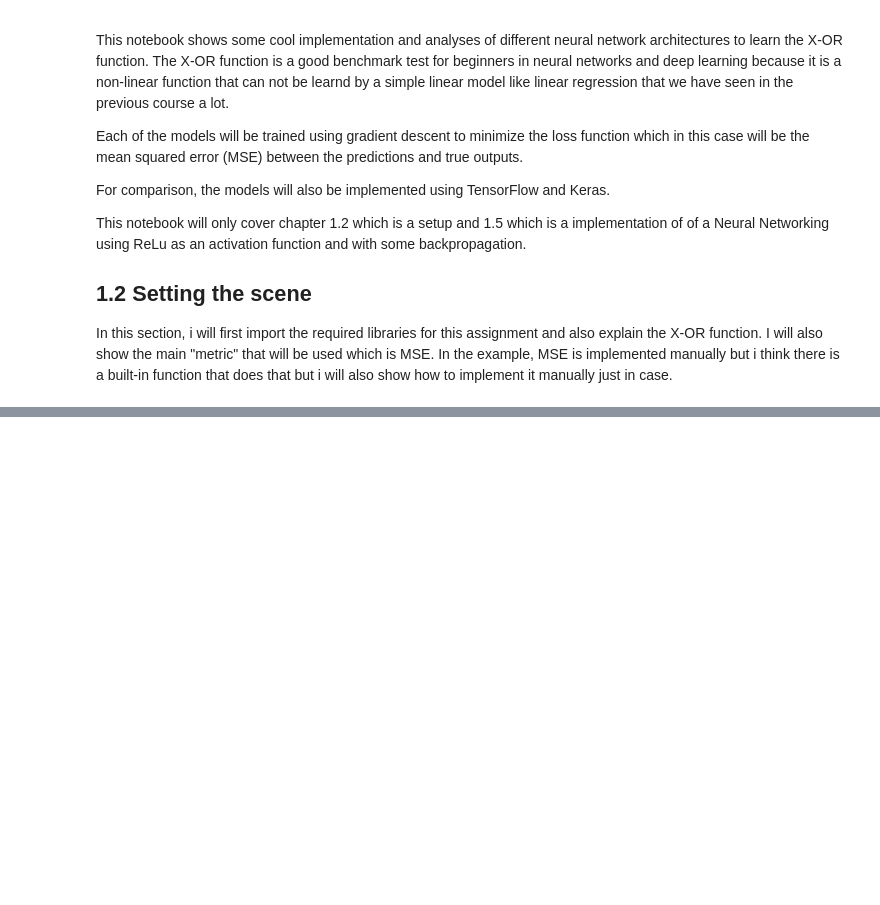
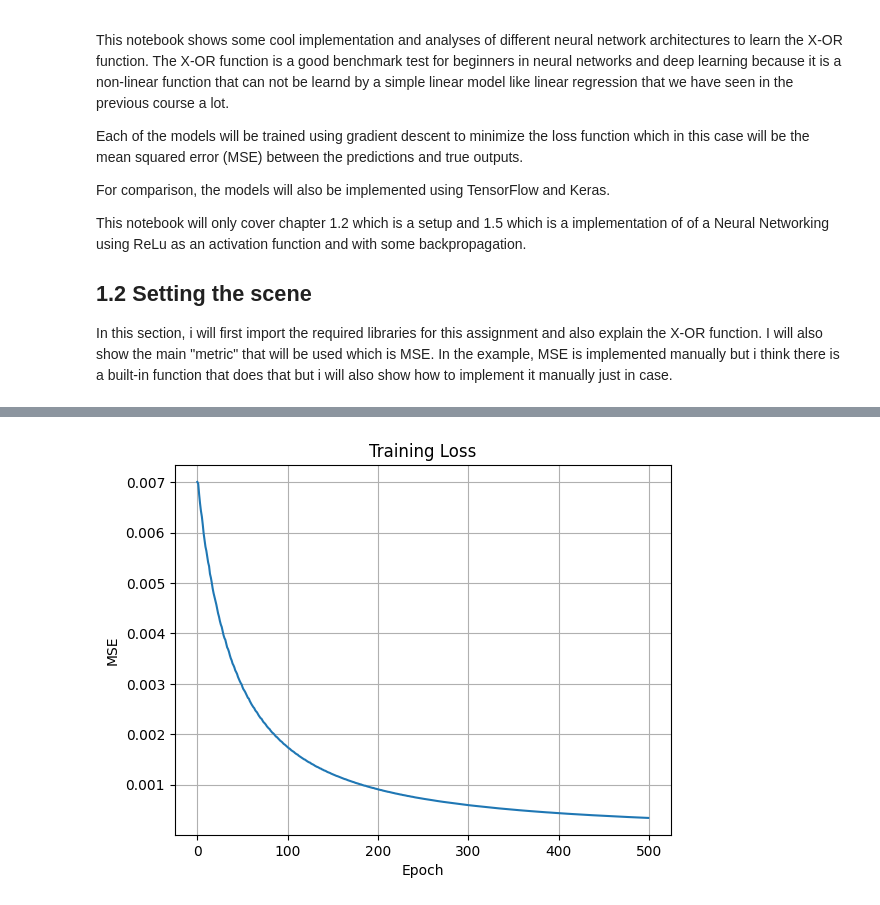
Before and after one commit to Kemalcikota113/deep-machine-learning, a Jupyter notebook: A3/A3.ipynb, the cells around one changed output, grey strips where cells are left out. Cells and saved outputs as stored; diff of their text form; code cells hidden in the pictures; blank space fills up the shorter version.

```diff
--- a/A3/A3.ipynb
+++ b/A3/A3.ipynb
@@ -55,0 +192,99 @@ XOR output:
+# %%
+# ─── 1) XOR DATA ────────────────────────────────────────────────
+X = np.array([[0,0],
+              [0,1],
+              [1,0],
+              [1,1]], dtype=np.float32)
+Y = np.array([[0],
+              [1],
+              [1],
+              [0]], dtype=np.float32)
+
+# ─── 2) YOUR MATLAB WEIGHTS ────────────────────────────────────
+# Hidden layer weights for x1 (w11) and x2 (w12), each length 32:
+w11 = np.array([
+    0.41652033,  0.7749157 ,  0.83778775,  0.64122725,  0.3972386 ,
+   -0.13516521, -0.60432655, -0.20290181, -0.7232665 , -0.35317   ,
+   -0.8889785 , -0.2863993 ,  0.54030126,  0.37175888, -0.82367843,
+   -0.33497408, -0.8567182 ,  0.5161414 , -0.25462216,  0.59564906,
+    0.80922335,  0.00252599,  0.3720131 , -0.1701207 ,  0.34805146,
+   -0.38333094, -0.17244412,  0.7132528 , -0.14648864, -0.17876345,
+   -0.6636416 , -0.39717668
+], dtype=np.float32)
+
+w12 = np.array([
+    0.41662493, -0.7749062 , -0.8376726 , -0.64101034,  0.40976927,
+   -0.09223783,  0.60428804, -0.09886253,  0.7417394 , -0.08979583,
+    1.1194593 ,  0.13293397,  0.5400226 ,  0.37171456,  0.8246372 ,
+   -0.43565178,  0.85677105,  0.51622313, -0.41895077, -0.5953253 ,
+   -0.8091849 , -0.3766787 ,  0.28819063, -0.38122708,  0.34833792,
+    0.15245543, -0.25060123, -0.7132655 , -0.30406952, -0.3443008 ,
+    0.66343206, -0.03848529
+], dtype=np.float32)
+
+b1 = np.array([
+   -4.16518986e-01, -4.11640503e-05, -1.45169579e-05, -3.96516771e-06,
+   -1.09622735e-04,  0.00000000e+00,  2.90098578e-05,  0.00000000e+00,
+   -1.63983065e-03,  0.00000000e+00, -6.36966957e-04, -1.47912502e-01,
+   -5.39916575e-01, -3.71752203e-01, -5.50682598e-04,  1.15736163e+00,
+   -6.27825721e-05, -5.16140461e-01,  0.00000000e+00, -1.62737619e-04,
+   -8.02413124e-05, -2.25486048e-02,  1.79730232e-05,  0.00000000e+00,
+   -3.48306417e-01, -1.66664287e-01,  0.00000000e+00, -3.03934885e-05,
+    0.00000000e+00,  0.00000000e+00,  6.44910688e-05,  0.00000000e+00
+], dtype=np.float32)
+
+# Output‐layer weights+ bias, length 33: first 32 are hidden→output, last is b2
+ws2 = np.array([
+   -0.8178053 ,  1.0259871 ,  0.7672013 ,  0.9983522 ,  0.3300904 ,
+    0.1318875 ,  0.9221373 ,  0.20387506,  1.0057546 ,  0.2067241 ,
+    0.7479725 , -0.25578788, -0.83140665, -0.952559  ,  0.946334  ,
+   -1.0112743 ,  0.5946371 , -1.0230583 , -0.04098088,  0.9588608 ,
+    0.7448052 , -0.10435582,  0.25728533,  0.30141222, -0.8235109 ,
+   -0.21171094, -0.28320622,  1.0405817 ,  0.40911728,  0.37331975,
+    0.87603277,  0.19098908, -0.8885394
+], dtype=np.float32)
+
+# ─── 3) PACK INTO KERAS FORMAT ─────────────────────────────────
+# Keras Dense kernels are shape (input_dim, units)
+W1 = np.stack([w11, w12], axis=0)     # → shape (2,32)
+b1 = b1                               # → shape (32,)
+
+W2 = ws2[:32].reshape((32,1))         # → shape (32,1)
+b2 = ws2[32:].reshape((1,))           # → shape (1,)
+
+# ─── 4) BUILD & INJECT ─────────────────────────────────────────
+model = tf.keras.Sequential([
+    tf.keras.layers.Dense(32, activation='relu', input_shape=(2,), use_bias=True),
+    tf.keras.layers.Dense(1,  activation='sigmoid',    use_bias=True)
+])
+
+# overwrite the randomly‐initialized weights:
+model.layers[0].set_weights([W1, b1])
+model.layers[1].set_weights([W2, b2])
+
+# ─── 5) CHECK INITIAL LOSS ─────────────────────────────────────
+pred0 = model.predict(X)
+init_mse = np.mean((pred0 - Y)**2)
+print("Initial MSE:", init_mse)   # should be ≈0.2284
+
+# ─── 6) TRAIN EXACTLY AS BEFORE ─────────────────────────────────
+model.compile(
+    optimizer=tf.keras.optimizers.SGD(learning_rate=1.5),
+    loss='mse'
+)
+history = model.fit(X, Y, epochs=500, verbose=0)
+
+# ─── 7) PLOT & EVALUATE ─────────────────────────────────────────
+plt.plot(history.history['loss'])
+plt.xlabel("Epoch")
+plt.ylabel("MSE")
+plt.title("Training Loss")
+plt.grid(True)
+plt.show()
+
+pred_final = (model.predict(X) > 0.5).astype(int)
+acc = np.mean(pred_final == Y)
+print("Final accuracy on XOR:", acc)
+for xi, pi in zip(X, pred_final.squeeze()):
+    print(f"XOR({int(xi[0])},{int(xi[1])}) → {pi}")
+# %% [output]
@@ -55,0 +293 @@ XOR output:
+[figure, added]
```
Also changed, not shown: parts of 14 cells of this notebook.
